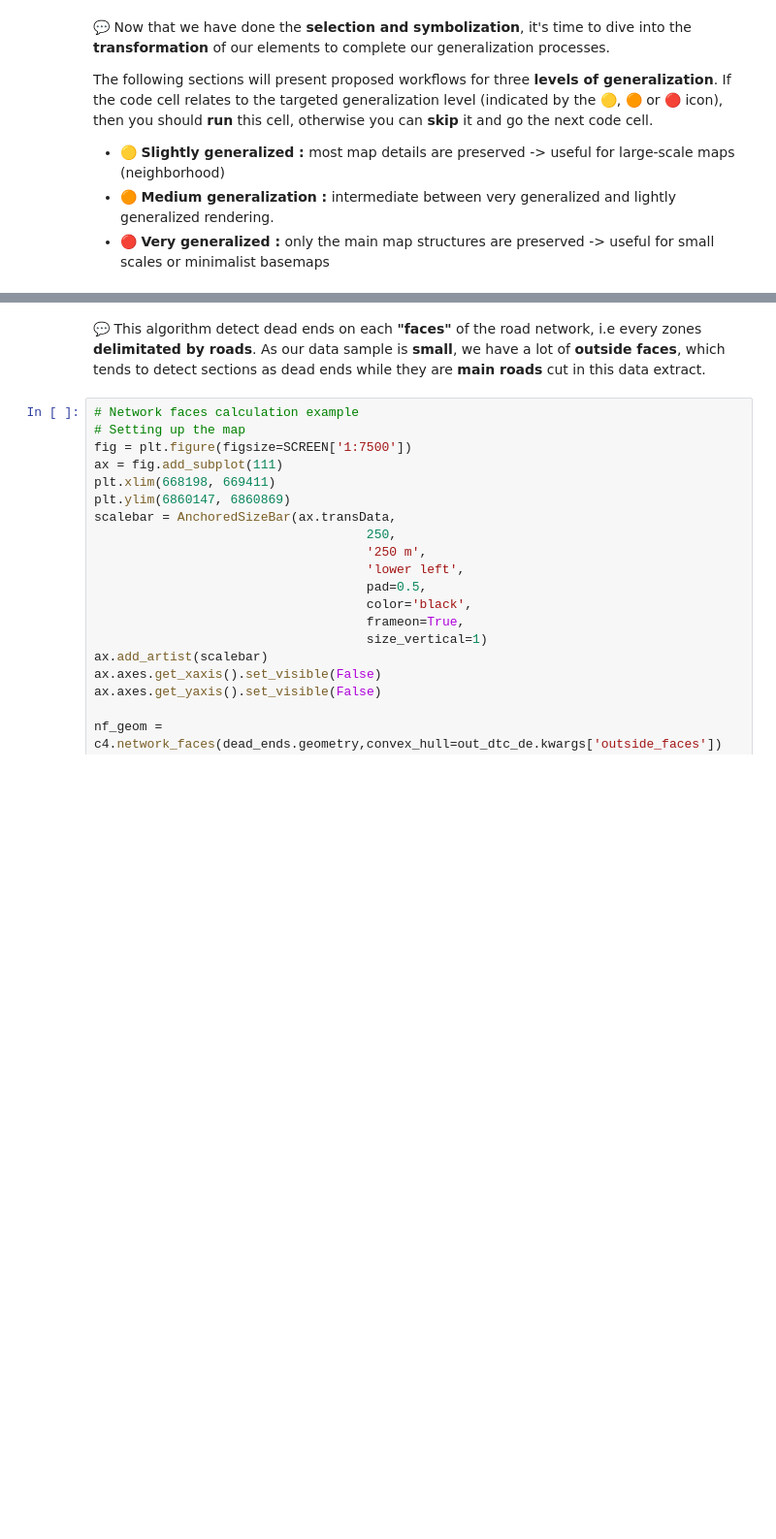
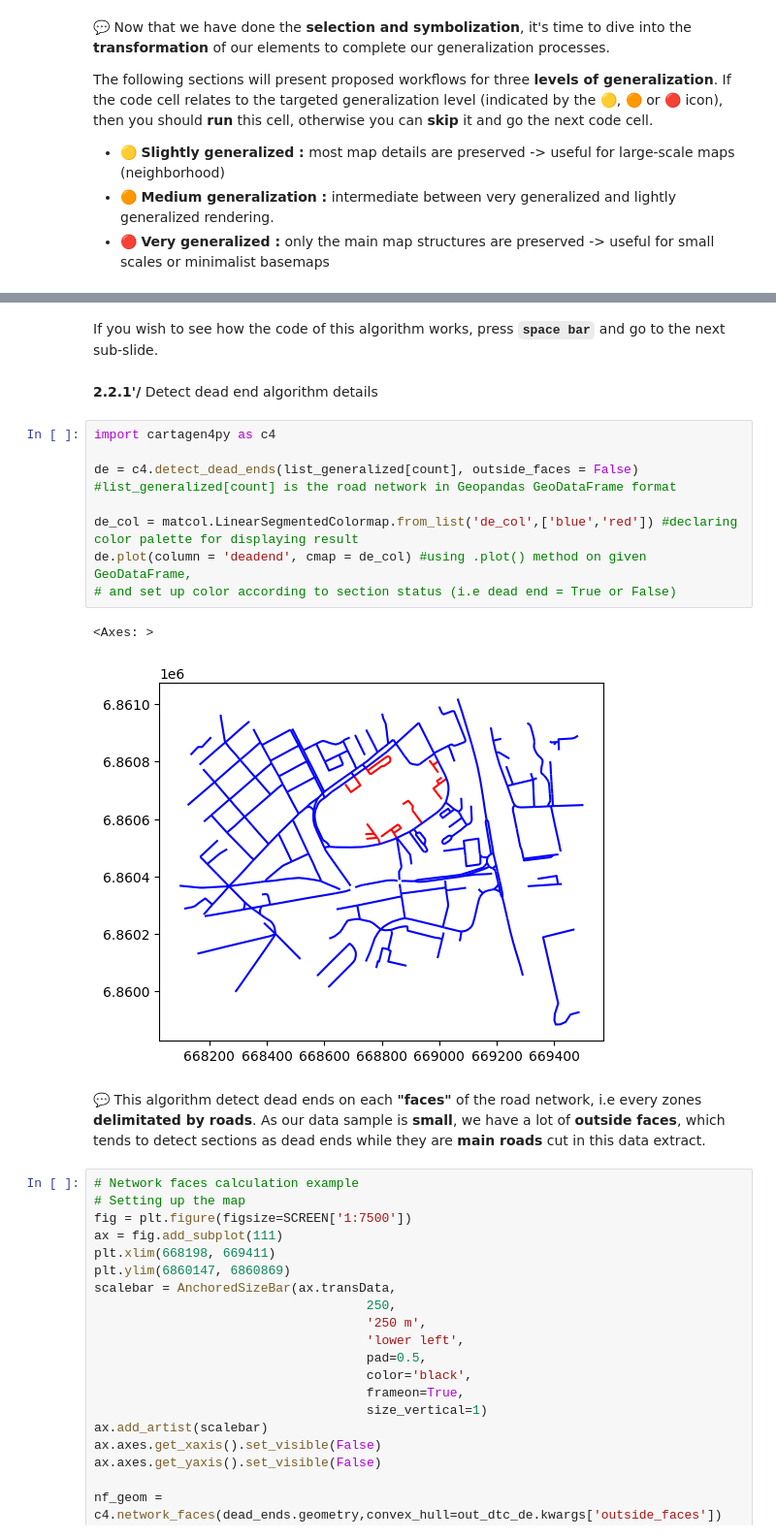
Before and after one commit to LostInZoom/cartagen-notebooks, a Jupyter notebook: basemap_ntbk_ok.ipynb, the cells around one changed output, grey strips where cells are left out. Shown at 97% size. Drawn from its saved outputs; the diff is of its cells as text; blank space fills up the shorter version.

Commit message:
pt 2.2 slideshow ok

```diff
--- a/basemap_ntbk_ok.ipynb
+++ b/basemap_ntbk_ok.ipynb
@@ -931,3 +971,18 @@ display(out_dtc_de, revert)
+# %% [markdown]
+If you wish to see how the code of this algorithm works, press **`space bar`** and go to the next sub-slide.
+# %% [markdown]
+**2.2.1'/** Detect dead end algorithm details
+# %%
+import cartagen4py as c4
+
+de = c4.detect_dead_ends(list_generalized[count], outside_faces = False) #list_generalized[count] is the road network in Geopandas GeoDataFrame format
+
+de_col = matcol.LinearSegmentedColormap.from_list('de_col',['blue','red']) #declaring color palette for displaying result
+de.plot(column = 'deadend', cmap = de_col) #using .plot() method on given GeoDataFrame,
+# and set up color according to section status (i.e dead end = True or False)
+# %% [output]
+<Axes: >
+[figure, added]
 # %% [markdown]
 💬 This algorithm detect dead ends on each **"faces"** of the road network, i.e every zones **delimitated by roads**. As our data sample is **small**, we have a lot of **outside faces**, which tends to detect sections as dead ends while they are **main roads** cut in this data extract.
 # %%
```
Also changed, not shown: parts of 59 cells of this notebook.
